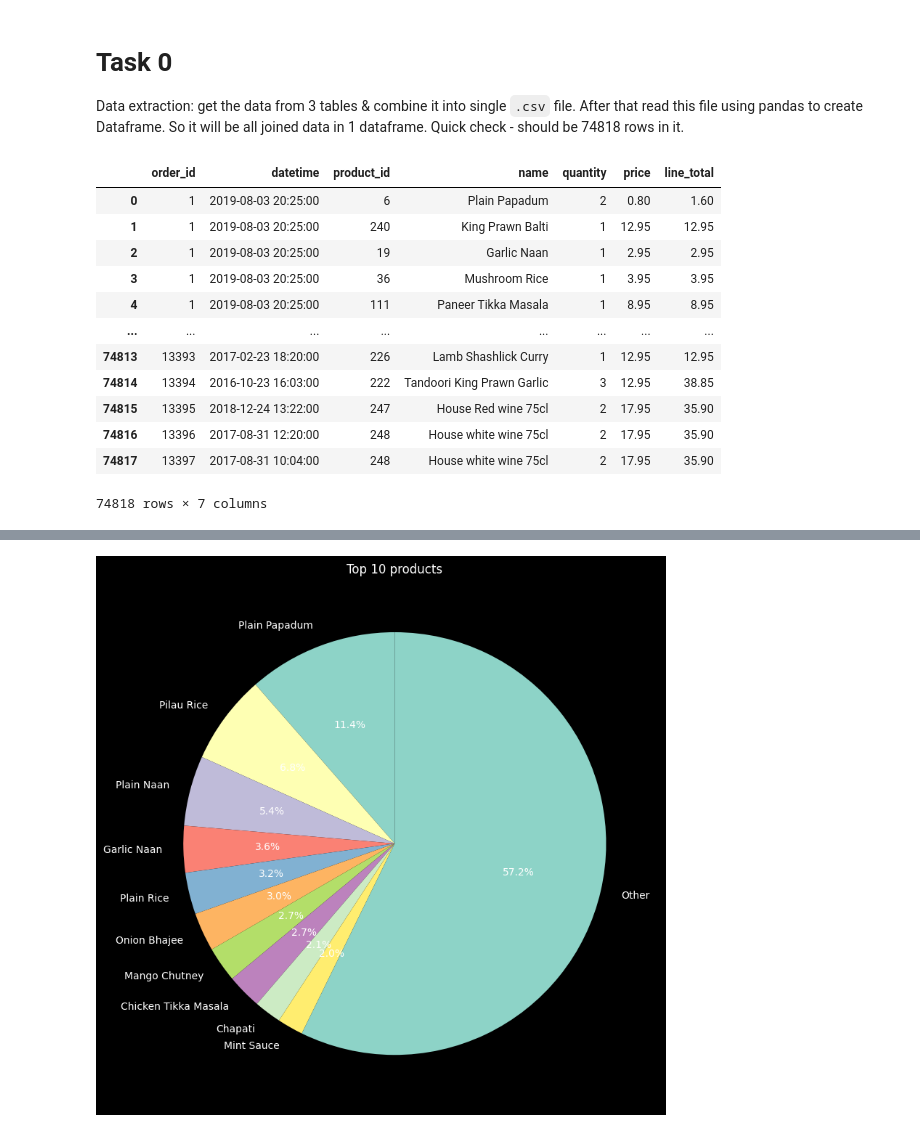
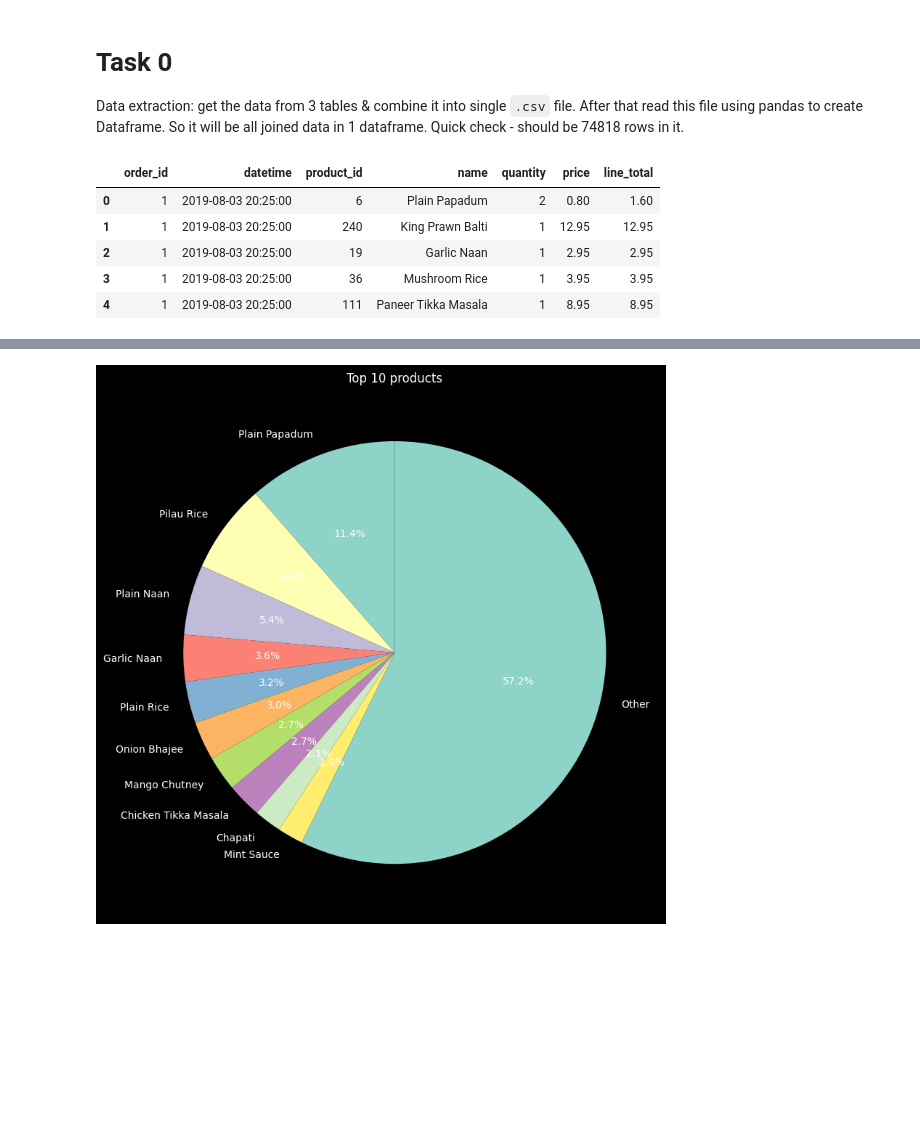
Before and after one commit to rkostiv253/py-restaurant-data-analysis, a Jupyter notebook: app/main.ipynb, the cells around one changed output, grey strips where cells are left out. Drawn from its saved outputs; the diff is of its cells as text; code cells hidden in the pictures; blank space fills up the shorter version.

```diff
--- a/app/main.ipynb
+++ b/app/main.ipynb
@@ -13,35 +13,32 @@ So it will be all joined data in 1 dataframe. Quick check - should be 74818 rows
 # %%
 conn = sqlite3.connect("../db.sqlite3")
 query = """
 SELECT
 restaurant_order.id as order_id,
 restaurant_order.datetime,
 restaurant_product.id as product_id,
 restaurant_product.name,
 restaurant_orderitem.quantity,
 restaurant_product.price,
 restaurant_orderitem.quantity * price as line_total
 FROM restaurant_orderitem
 JOIN restaurant_order ON restaurant_order.id = restaurant_orderitem.order_id
 JOIN restaurant_product ON restaurant_product.id = restaurant_orderitem.product_id
 ORDER BY restaurant_orderitem.order_id
 """
-df = pd.read_sql_query(query, conn)
-df
+data = pd.read_sql_query(query, conn)
+
+data.to_csv("product_sales.csv", index=False)
+
+df = pd.read_csv("product_sales.csv")
+df.head()
 # %% [output]
 |  | order_id | datetime | product_id | name | quantity | price | line_total |
 | 0 | 1 | 2019-08-03 20:25:00 | 6 | Plain Papadum | 2 | 0.80 | 1.60 |
 | 1 | 1 | 2019-08-03 20:25:00 | 240 | King Prawn Balti | 1 | 12.95 | 12.95 |
 | 2 | 1 | 2019-08-03 20:25:00 | 19 | Garlic Naan | 1 | 2.95 | 2.95 |
 | 3 | 1 | 2019-08-03 20:25:00 | 36 | Mushroom Rice | 1 | 3.95 | 3.95 |
 | 4 | 1 | 2019-08-03 20:25:00 | 111 | Paneer Tikka Masala | 1 | 8.95 | 8.95 |
-| ... | ... | ... | ... | ... | ... | ... | ... |
-| 74813 | 13393 | 2017-02-23 18:20:00 | 226 | Lamb Shashlick Curry | 1 | 12.95 | 12.95 |
-| 74814 | 13394 | 2016-10-23 16:03:00 | 222 | Tandoori King Prawn Garlic | 3 | 12.95 | 38.85 |
-| 74815 | 13395 | 2018-12-24 13:22:00 | 247 | House Red wine 75cl | 2 | 17.95 | 35.90 |
-| 74816 | 13396 | 2017-08-31 12:20:00 | 248 | House white wine 75cl | 2 | 17.95 | 35.90 |
-| 74817 | 13397 | 2017-08-31 10:04:00 | 248 | House white wine 75cl | 2 | 17.95 | 35.90 |
-74818 rows × 7 columns
 # %% [markdown]
 # Task 1
 Get Top 10 most popular products in restaurant sold by Quantity.
```
Also changed, not shown: parts of 2 cells of this notebook.
